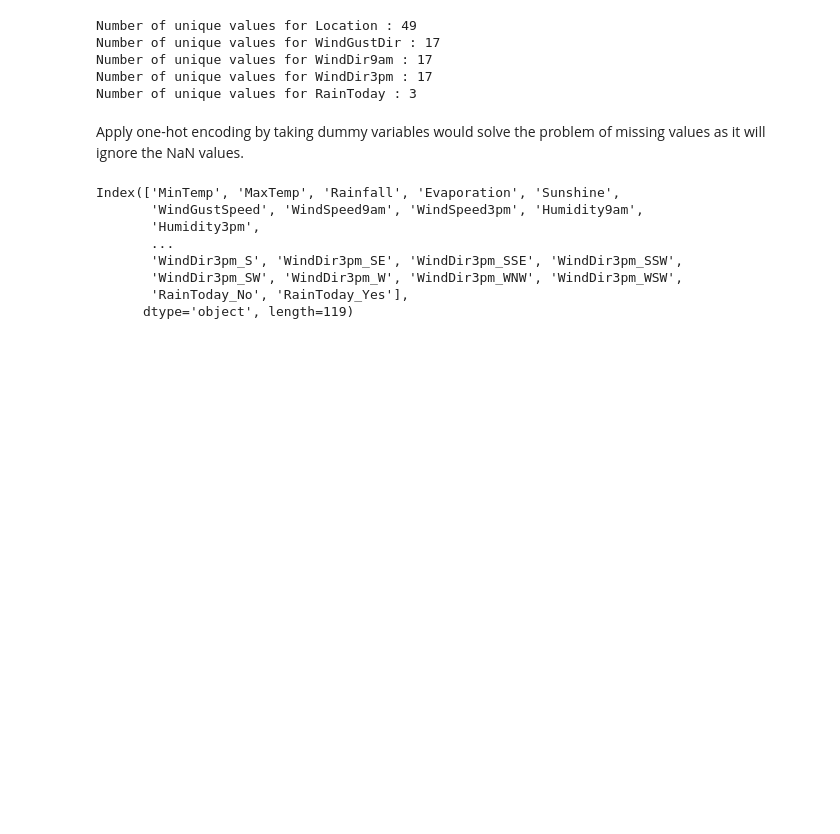
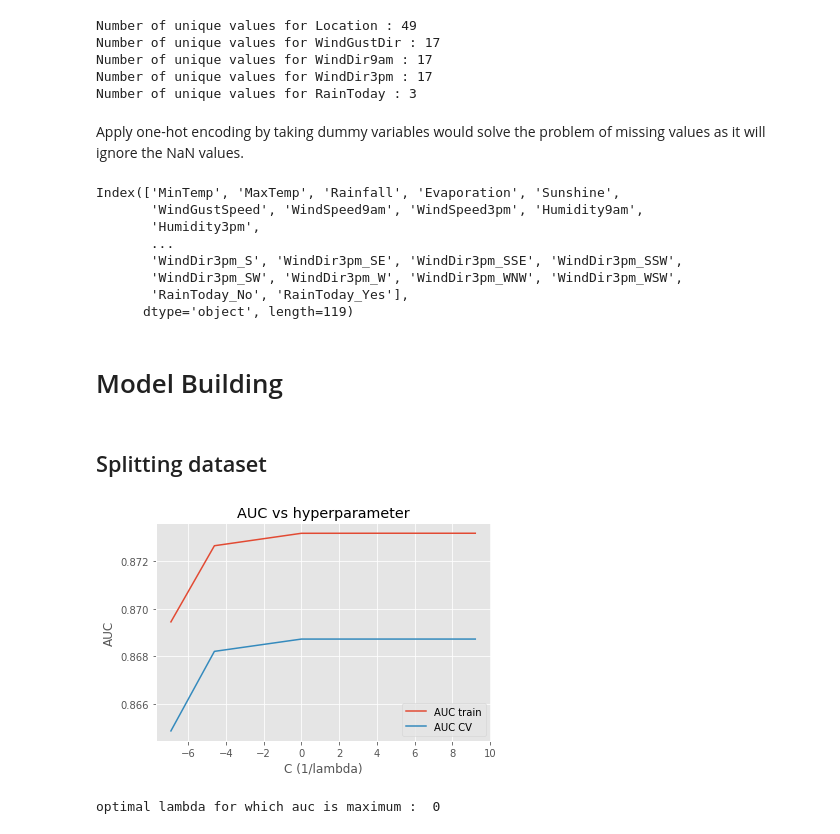
Before and after one commit to cosmicishan/Classification-on-Rain-Dataset, a Jupyter notebook: Rain.ipynb, the cells around one changed output. Cells and saved outputs as stored; diff of their text form; code cells hidden in the pictures; blank space fills up the shorter version.

```diff
--- a/Rain.ipynb
+++ b/Rain.ipynb
@@ -322,3 +326,7 @@ for i in numeric_col:
+# %%
+df['Evaporation'] = df['Evaporation'].interpolate(method='linear', axis=0).ffill().bfill()
+df['Sunshine'] = df['Sunshine'].interpolate(method='linear', axis=0).ffill().bfill()
+df['Cloud3pm'] = df['Cloud3pm'].interpolate(method='linear', axis=0).ffill().bfill()
 # %% [markdown]
 #### Categorical Columns
 # %%
@@ -362,3 +370,43 @@ Index(['MinTemp', 'MaxTemp', 'Rainfall', 'Evaporation', 'Sunshine',
        'WindDir3pm_SW', 'WindDir3pm_W', 'WindDir3pm_WNW', 'WindDir3pm_WSW',
        'RainToday_No', 'RainToday_Yes'],
       dtype='object', length=119)
+# %% [markdown]
+# Model Building
+# %%
+df = df.reset_index()
+
+X = df.drop('RainTomorrow',axis=1)
+y = df['RainTomorrow']
+# %%
+X = StandardScaler().fit_transform(X)
+# %% [markdown]
+## Splitting dataset
+# %%
+X_1,X_test,y_1, y_test = train_test_split(X, y,test_size=0.3, stratify=y)
+X_train, X_cv, y_train, y_cv = train_test_split(X_1, y_1, test_size=0.3, stratify=y_1)
+# %%
+C = [10**-3, 10**-2, 10**0, 10**2,10**3,10**4]#C=1/lambda
+auc_train=[]
+auc_cv=[]
+for c in C:
+    lr=LogisticRegression(penalty='l2',C=c)
+    lr.fit(X_train,y_train)
+    probcv=lr.predict_proba(X_cv)[:,1]
+    auc_cv.append(roc_auc_score(y_cv,probcv))
+    probtr=lr.predict_proba(X_train)[:,1]
+    auc_train.append(roc_auc_score(y_train,probtr))
+optimal_c= C[auc_cv.index(max(auc_cv))]
+C=[math.log(x) for x in C]#converting values of C into logarithm
+fig = plt.figure()
+ax = plt.subplot(111)
+ax.plot(C, auc_train, label='AUC train')
+ax.plot(C, auc_cv, label='AUC CV')
+plt.title('AUC vs hyperparameter')
+plt.xlabel('C (1/lambda)')
+plt.ylabel('AUC')
+ax.legend()
+plt.show()
+print('optimal lambda for which auc is maximum : ',1//optimal_c)
+# %% [output]
+[figure, added]
+optimal lambda for which auc is maximum :  0
```
Also changed, not shown: parts of 9 cells of this notebook.
